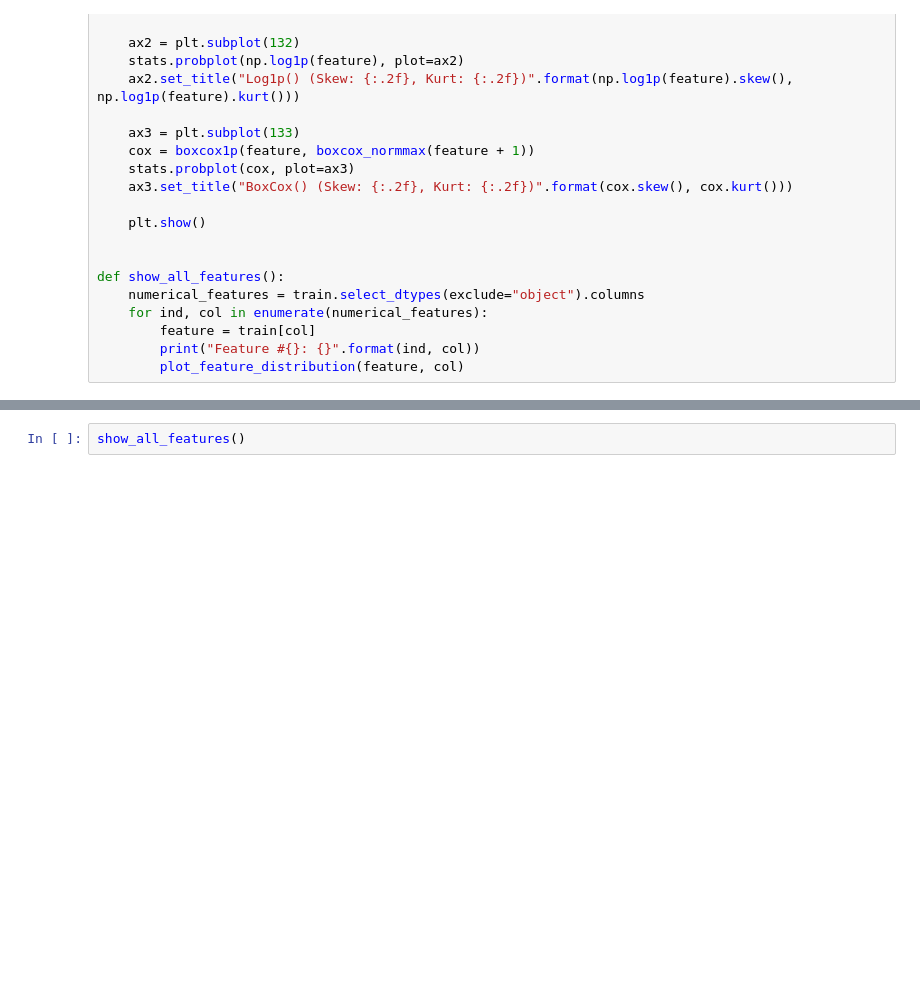
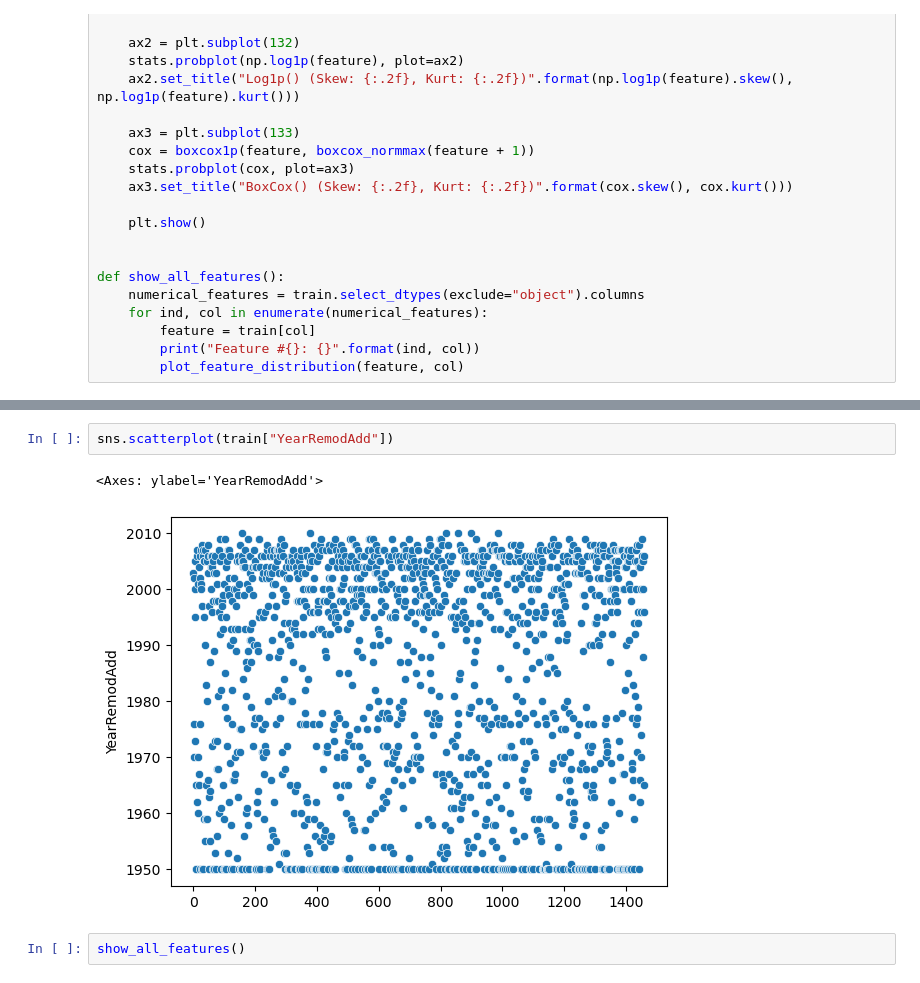
Before and after one commit to Nik-Kras/Kaggle_House_Prising, a Jupyter notebook: Exproler_Distribution_normalisation.ipynb, the cells around one changed output, grey strips where cells are left out. Drawn from its saved outputs; the diff is of its cells as text; blank space fills up the shorter version.

```diff
--- a/Exproler_Distribution_normalisation.ipynb
+++ b/Exproler_Distribution_normalisation.ipynb
@@ -66,3 +81,8 @@ def show_all_features():
+# %%
+sns.scatterplot(train["YearRemodAdd"])
+# %% [output]
+<Axes: ylabel='YearRemodAdd'>
+[figure, added]
 # %%
 show_all_features()
 # %% [output]
```
Also changed, not shown: parts of 1 cell of this notebook, 2 other files.
